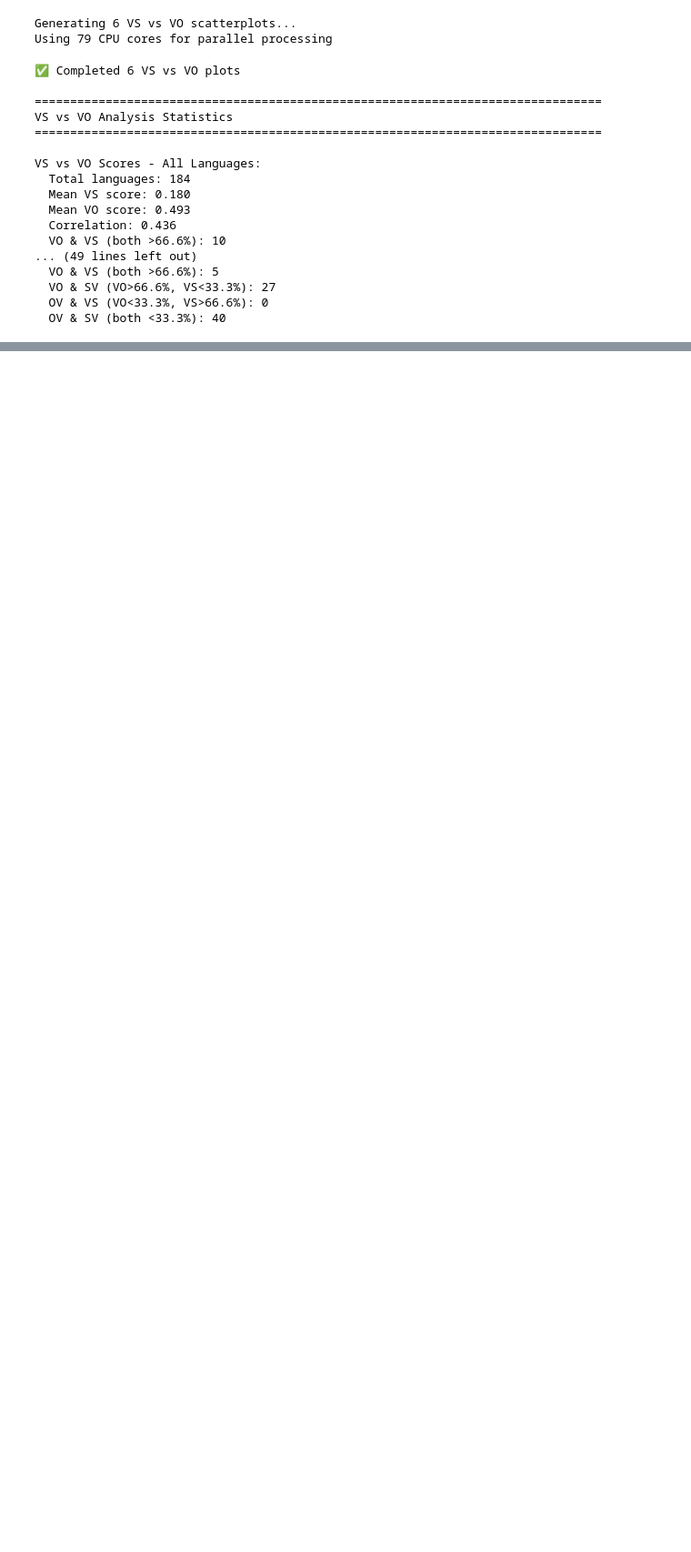
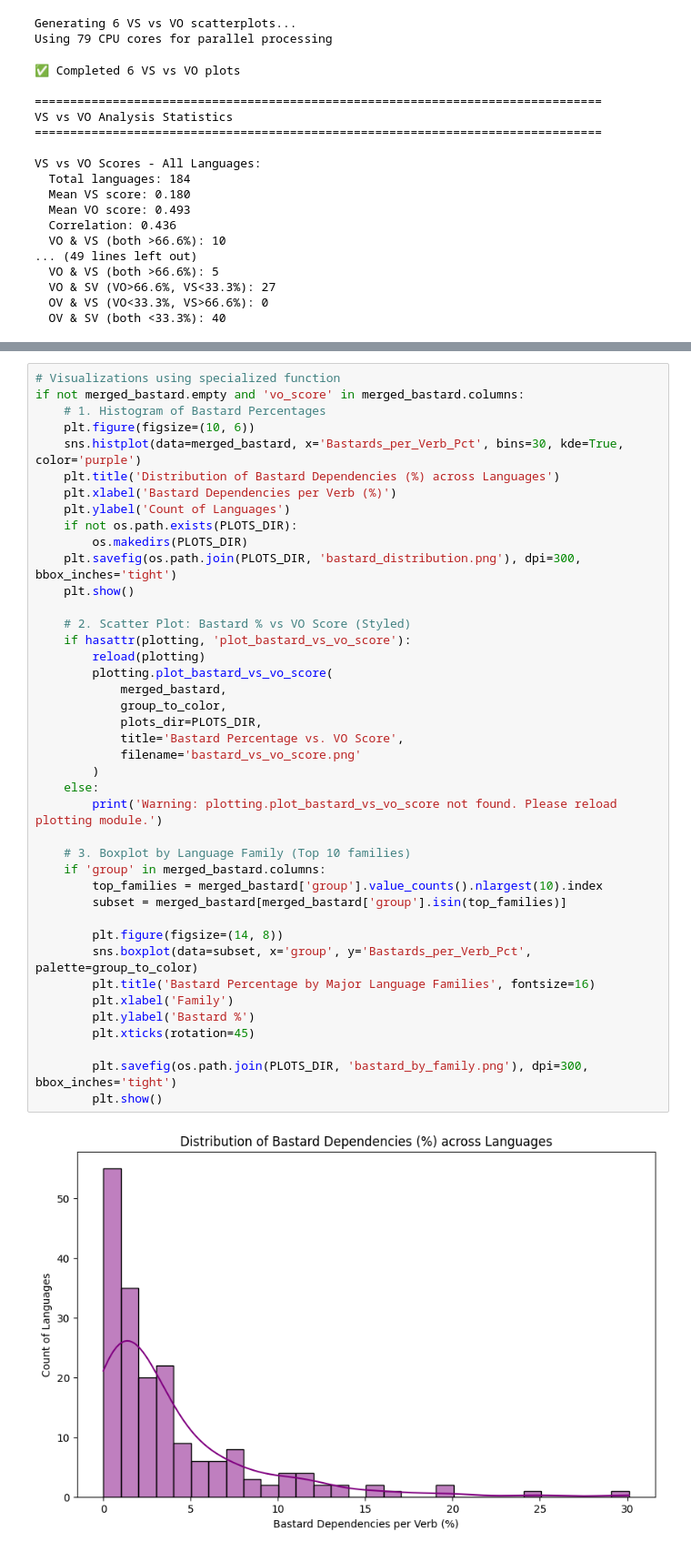
Before and after one commit to typometrics/dataanalysis, a Jupyter notebook: 05_comparative_visualization.ipynb, the cells around one changed output, grey strips where cells are left out. Shown at 91% size. Saved outputs shown, nothing was run; the diff lists cells and outputs as text; blank space fills up the shorter version.

```diff
--- a/05_comparative_visualization.ipynb
+++ b/05_comparative_visualization.ipynb
@@ -353,0 +521,43 @@ VS vs VO Scores - All Languages:
+# %%
+# Visualizations using specialized function
+if not merged_bastard.empty and 'vo_score' in merged_bastard.columns:
+    # 1. Histogram of Bastard Percentages
+    plt.figure(figsize=(10, 6))
+    sns.histplot(data=merged_bastard, x='Bastards_per_Verb_Pct', bins=30, kde=True, color='purple')
+    plt.title('Distribution of Bastard Dependencies (%) across Languages')
+    plt.xlabel('Bastard Dependencies per Verb (%)')
+    plt.ylabel('Count of Languages')
+    if not os.path.exists(PLOTS_DIR):
+        os.makedirs(PLOTS_DIR)
+    plt.savefig(os.path.join(PLOTS_DIR, 'bastard_distribution.png'), dpi=300, bbox_inches='tight')
+    plt.show()
+
+    # 2. Scatter Plot: Bastard % vs VO Score (Styled)
+    if hasattr(plotting, 'plot_bastard_vs_vo_score'):
+        reload(plotting)
+        plotting.plot_bastard_vs_vo_score(
+            merged_bastard,
+            group_to_color,
+            plots_dir=PLOTS_DIR,
+            title='Bastard Percentage vs. VO Score',
+            filename='bastard_vs_vo_score.png'
+        )
+    else:
+        print('Warning: plotting.plot_bastard_vs_vo_score not found. Please reload plotting module.')
+
+    # 3. Boxplot by Language Family (Top 10 families)
+    if 'group' in merged_bastard.columns:
+        top_families = merged_bastard['group'].value_counts().nlargest(10).index
+        subset = merged_bastard[merged_bastard['group'].isin(top_families)]
+
+        plt.figure(figsize=(14, 8))
+        sns.boxplot(data=subset, x='group', y='Bastards_per_Verb_Pct', palette=group_to_color)
+        plt.title('Bastard Percentage by Major Language Families', fontsize=16)
+        plt.xlabel('Family')
+        plt.ylabel('Bastard %')
+        plt.xticks(rotation=45)
+
+        plt.savefig(os.path.join(PLOTS_DIR, 'bastard_by_family.png'), dpi=300, bbox_inches='tight')
+        plt.show()
+# %% [output]
+[figure, added]
```
Also changed, not shown: parts of 7 cells of this notebook, 12 other files.
